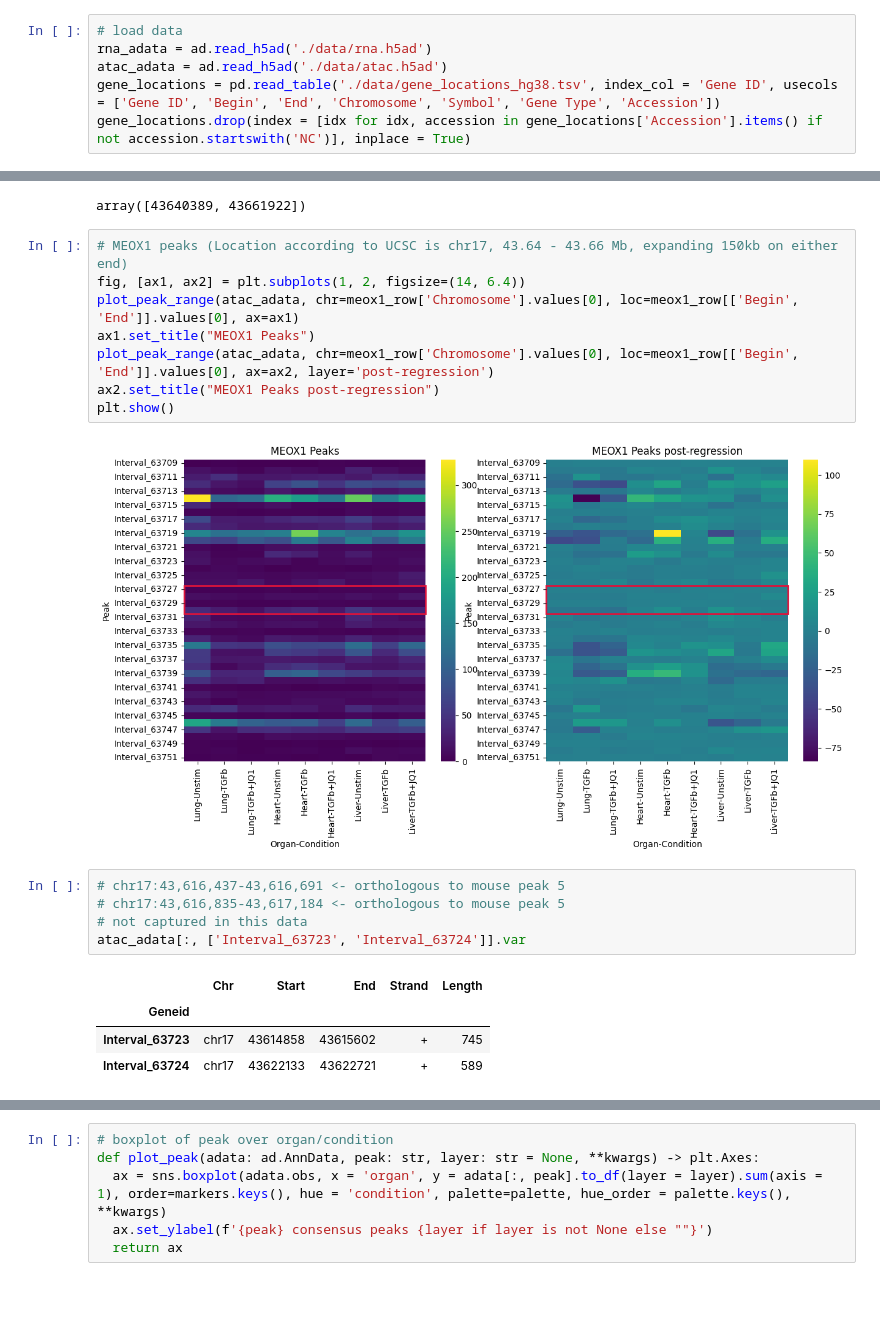
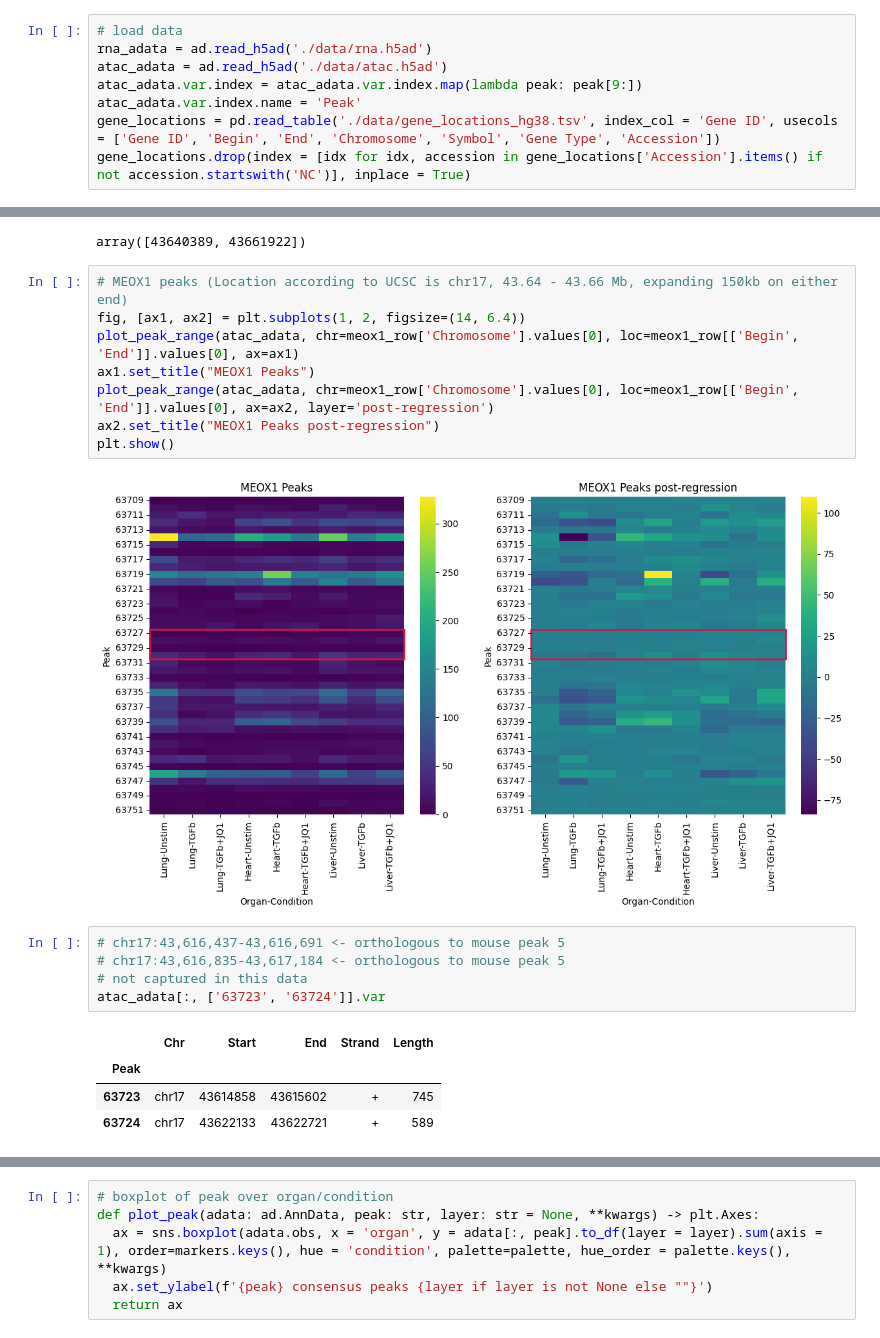
Before and after one commit to pawelab/OrganConditionalFibrosis, a Jupyter notebook: find_genes_peaks.ipynb, the cells around one changed output, grey strips where cells are left out. Cells and saved outputs as stored; diff of their text form; blank space fills up the shorter version.

```diff
--- a/find_genes_peaks.ipynb
+++ b/find_genes_peaks.ipynb
@@ -11,6 +12,8 @@ import anndata as ad
 # load data
 rna_adata = ad.read_h5ad('./data/rna.h5ad')
 atac_adata = ad.read_h5ad('./data/atac.h5ad')
+atac_adata.var.index = atac_adata.var.index.map(lambda peak: peak[9:])
+atac_adata.var.index.name = 'Peak'
 gene_locations = pd.read_table('./data/gene_locations_hg38.tsv', index_col = 'Gene ID', usecols = ['Gene ID', 'Begin', 'End', 'Chromosome', 'Symbol', 'Gene Type', 'Accession'])
 gene_locations.drop(index = [idx for idx, accession in gene_locations['Accession'].items() if not accession.startswith('NC')], inplace = True)
 # %% [markdown]
@@ -84,17 +91,17 @@ plot_peak_range(atac_adata, chr=meox1_row['Chromosome'].values[0], loc=meox1_row
 ax2.set_title("MEOX1 Peaks post-regression")
 plt.show()
 # %% [output]
-[figure, old version]
+[figure, new version]
 # %%
 # chr17:43,616,437-43,616,691 <- orthologous to mouse peak 5
 # chr17:43,616,835-43,617,184 <- orthologous to mouse peak 5
 # not captured in this data
-atac_adata[:, ['Interval_63723', 'Interval_63724']].var
+atac_adata[:, ['63723', '63724']].var
 # %% [output]
 |  | Chr | Start | End | Strand | Length |
-| Geneid |  |  |  |  |  |
-| Interval_63723 | chr17 | 43614858 | 43615602 | + | 745 |
-| Interval_63724 | chr17 | 43622133 | 43622721 | + | 589 |
+| Peak |  |  |  |  |  |
+| 63723 | chr17 | 43614858 | 43615602 | + | 745 |
+| 63724 | chr17 | 43622133 | 43622721 | + | 589 |
 # %%
 # chr17:43,591,770-43,592,120 <- orthologous to mouse peak 10
 # chr17:43,592,215-43,592,517 <- orthologous to mouse peak 9
```
Also changed, not shown: parts of 45 cells of this notebook.
